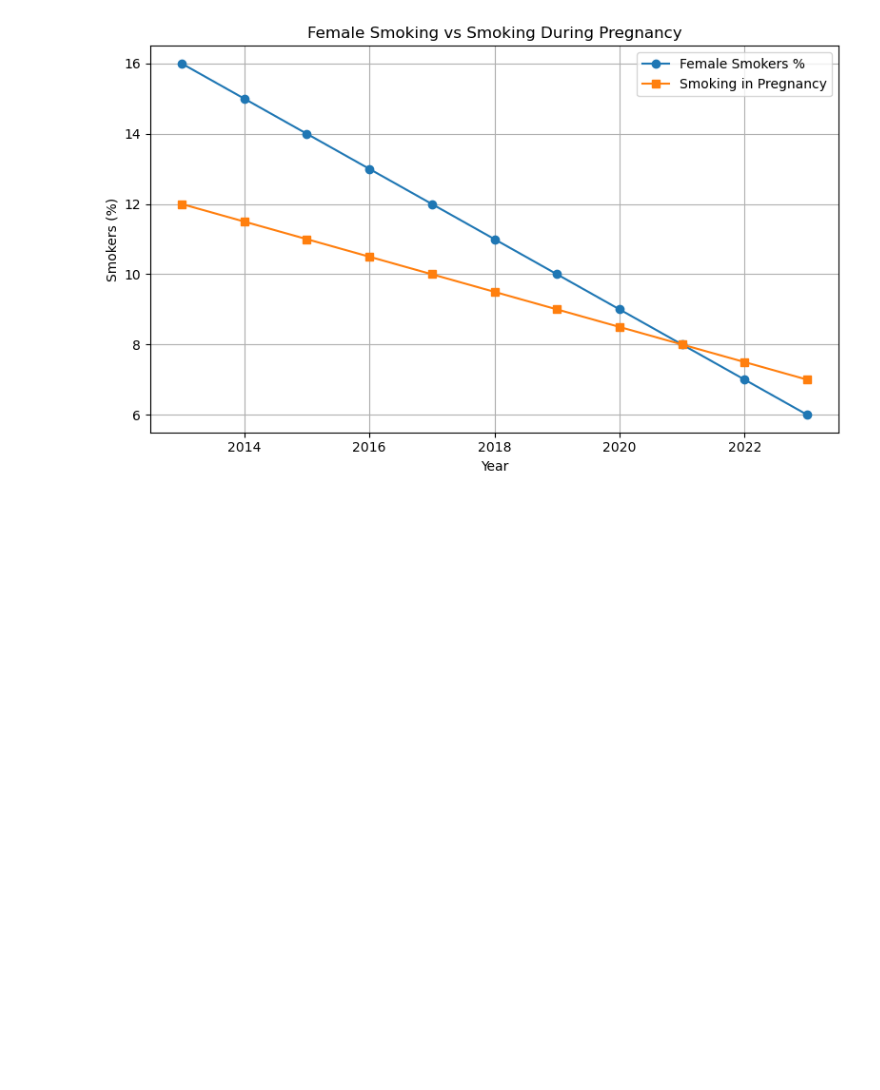
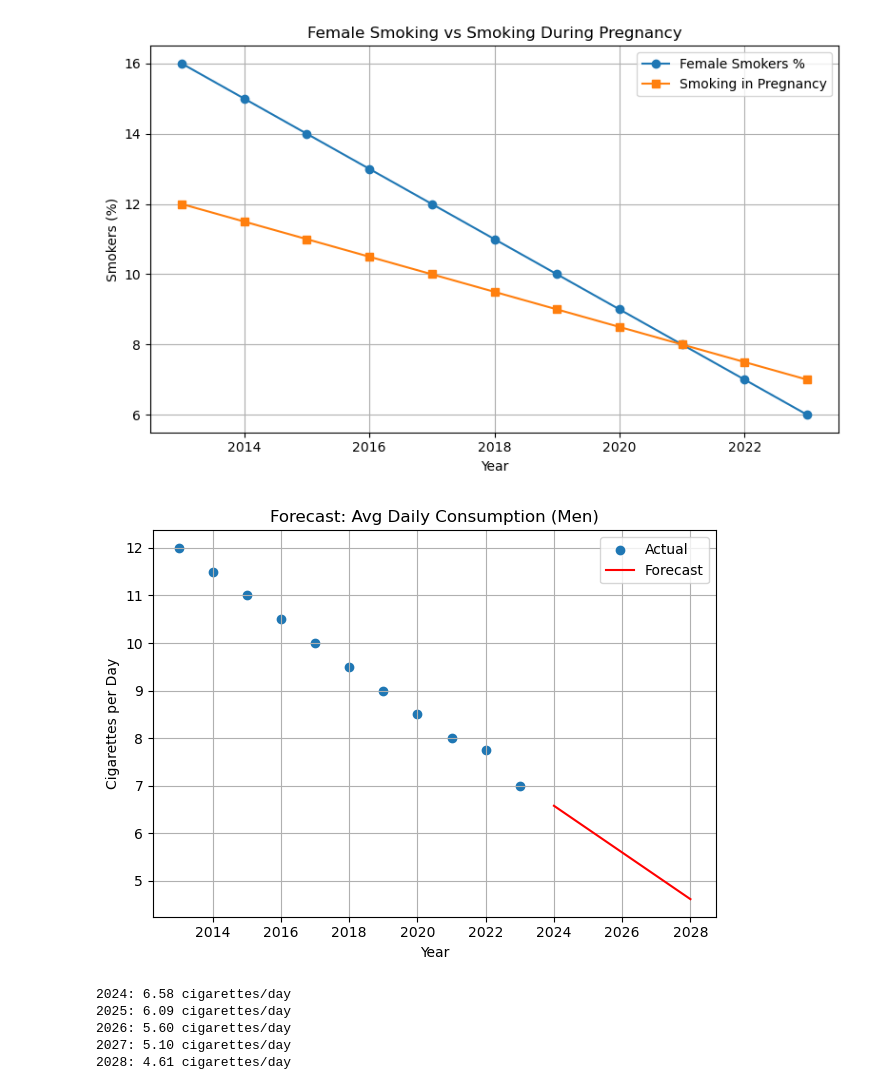
Before and after one commit to Leeyush/cigarette-usage-uk-2013-2023, a Jupyter notebook: UKCigaretteUse.ipynb, the cells around one changed output. Drawn from its saved outputs; the diff is of its cells as text; code cells hidden in the pictures; blank space fills up the shorter version.

```diff
--- a/UKCigaretteUse.ipynb
+++ b/UKCigaretteUse.ipynb
@@ -123,3 +123,41 @@ plt.tight_layout()
 plt.show()
 # %% [output]
 [figure]
+# %%
+from sklearn.linear_model import LinearRegression
+import numpy as np
+import matplotlib.pyplot as plt
+
+# Define X and y
+X = df["Year"].values.reshape(-1, 1)
+y = df["Avg_Daily_Consumption_Men"].values
+
+# Train model
+model = LinearRegression()
+model.fit(X, y)
+
+# Predict next 5 years
+future_years = np.array(range(2024, 2029)).reshape(-1, 1)
+predictions = model.predict(future_years)
+
+# Plot
+plt.scatter(X, y, label="Actual")
+plt.plot(future_years, predictions, label="Forecast", color="red")
+plt.title("Forecast: Avg Daily Consumption (Men)")
+plt.xlabel("Year")
+plt.ylabel("Cigarettes per Day")
+plt.grid(True)
+plt.legend()
+plt.tight_layout()
+plt.show()
+
+# Output forecast
+for year, value in zip(future_years.flatten(), predictions):
+    print(f"{year}: {value:.2f} cigarettes/day")
+# %% [output]
+[figure, added]
+2024: 6.58 cigarettes/day
+2025: 6.09 cigarettes/day
+2026: 5.60 cigarettes/day
+2027: 5.10 cigarettes/day
+2028: 4.61 cigarettes/day
```
Also changed, not shown: parts of 7 cells of this notebook.
